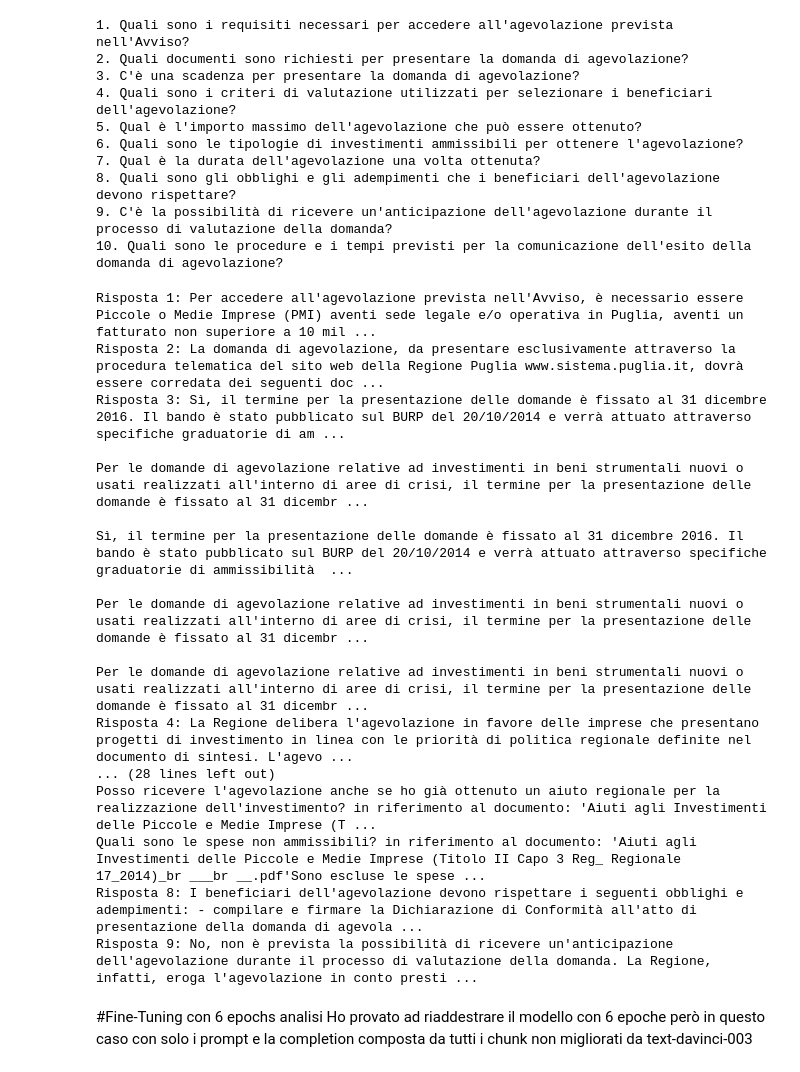
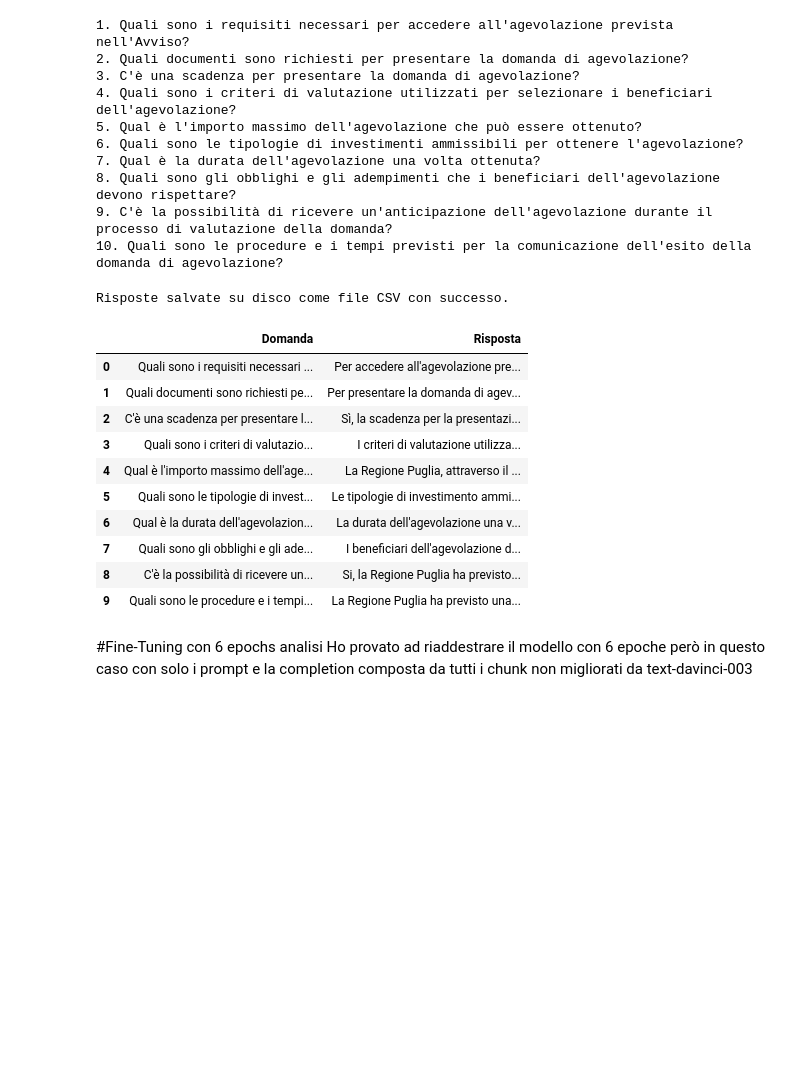
Before and after one commit to GiacomoSignorile/Davinci-002-Finetuning-Bandi-Puglia, a Jupyter notebook: Notebook/04_Fine_tuning_Evaluations.ipynb, the cells around one changed output. Drawn from its saved outputs; the diff is of its cells as text; code cells hidden in the pictures; blank space fills up the shorter version.

```diff
--- a/Notebook/04_Fine_tuning_Evaluations.ipynb
+++ b/Notebook/04_Fine_tuning_Evaluations.ipynb
@@ -183,6 +183,9 @@ print(response['choices'][0]['message']['content'].strip())
 9. C'è la possibilità di ricevere un'anticipazione dell'agevolazione durante il processo di valutazione della domanda?
 10. Quali sono le procedure e i tempi previsti per la comunicazione dell'esito della domanda di agevolazione?
 # %%
+import time
+import openai
+
 domande_generate = [
     "Quali sono i requisiti necessari per accedere all'agevolazione prevista nell'Avviso? in riferimento al documento: 'Aiuti agli Investimenti delle Piccole e Medie Imprese (Titolo II Capo 3 Reg_ Regionale 17_2014)_br ___br __.pdf'",
     "Quali documenti sono richiesti per presentare la domanda di agevolazione? in riferimento al documento: 'Aiuti agli Investimenti delle Piccole e Medie Imprese (Titolo II Capo 3 Reg_ Regionale 17_2014)_br ___br __.pdf'",
@@ -204,31 +207,33 @@ for domanda in domande_generate:
         max_tokens=1024,
         n=1,
         stop=None,
-        temperature=0.5
+        temperature=0.6
     )
     risposta = client['choices'][0]['text'].strip()
     risposte_generate.append(risposta)
+    time.sleep(5)
-# %%
-for idx, risposta in enumerate(risposte_generate, start=1):
-    print(f"Risposta {idx}: {risposta}")
-# %% [output]
-Risposta 1: Per accedere all'agevolazione prevista nell'Avviso, è necessario essere Piccole o Medie Imprese (PMI) aventi sede legale e/o operativa in Puglia, aventi un fatturato non superiore a 10 mil ...
-Risposta 2: La domanda di agevolazione, da presentare esclusivamente attraverso la procedura telematica del sito web della Regione Puglia www.sistema.puglia.it, dovrà essere corredata dei seguenti doc ...
-Risposta 3: Sì, il termine per la presentazione delle domande è fissato al 31 dicembre 2016. Il bando è stato pubblicato sul BURP del 20/10/2014 e verrà attuato attraverso specifiche graduatorie di am ...
-
-Per le domande di agevolazione relative ad investimenti in beni strumentali nuovi o usati realizzati all'interno di aree di crisi, il termine per la presentazione delle domande è fissato al 31 dicembr ...
-
-Sì, il termine per la presentazione delle domande è fissato al 31 dicembre 2016. Il bando è stato pubblicato sul BURP del 20/10/2014 e verrà attuato attraverso specifiche graduatorie di ammissibilità  ...
-
-Per le domande di agevolazione relative ad investimenti in beni strumentali nuovi o usati realizzati all'interno di aree di crisi, il termine per la presentazione delle domande è fissato al 31 dicembr ...
-
-Per le domande di agevolazione relative ad investimenti in beni strumentali nuovi o usati realizzati all'interno di aree di crisi, il termine per la presentazione delle domande è fissato al 31 dicembr ...
-Risposta 4: La Regione delibera l'agevolazione in favore delle imprese che presentano progetti di investimento in linea con le priorità di politica regionale definite nel documento di sintesi. L'agevo ...
-... (28 lines left out)
-Posso ricevere l'agevolazione anche se ho già ottenuto un aiuto regionale per la realizzazione dell'investimento? in riferimento al documento: 'Aiuti agli Investimenti delle Piccole e Medie Imprese (T ...
-Quali sono le spese non ammissibili? in riferimento al documento: 'Aiuti agli Investimenti delle Piccole e Medie Imprese (Titolo II Capo 3 Reg_ Regionale 17_2014)_br ___br __.pdf'Sono escluse le spese ...
-Risposta 8: I beneficiari dell'agevolazione devono rispettare i seguenti obblighi e adempimenti: - compilare e firmare la Dichiarazione di Conformità all'atto di presentazione della domanda di agevola ...
-Risposta 9: No, non è prevista la possibilità di ricevere un'anticipazione dell'agevolazione durante il processo di valutazione della domanda. La Regione, infatti, eroga l'agevolazione in conto presti ...
+# %%
+df = pd.DataFrame(list(zip(domande_generate, risposte_generate)), columns=['Domanda', 'Risposta'])
+
+df.to_csv("risposte_generate.csv", index=False, encoding="utf-8")
+
+print("Risposte salvate su disco come file CSV con successo.")
+# %% [output]
+Risposte salvate su disco come file CSV con successo.
+# %%
+df
+# %% [output]
+|  | Domanda | Risposta |
+| 0 | Quali sono i requisiti necessari ... | Per accedere all'agevolazione pre... |
+| 1 | Quali documenti sono richiesti pe... | Per presentare la domanda di agev... |
+| 2 | C'è una scadenza per presentare l... | Sì, la scadenza per la presentazi... |
+| 3 | Quali sono i criteri di valutazio... | I criteri di valutazione utilizza... |
+| 4 | Qual è l'importo massimo dell'age... | La Regione Puglia, attraverso il ... |
+| 5 | Quali sono le tipologie di invest... | Le tipologie di investimento ammi... |
+| 6 | Qual è la durata dell'agevolazion... | La durata dell'agevolazione una v... |
+| 7 | Quali sono gli obblighi e gli ade... | I beneficiari dell'agevolazione d... |
+| 8 | C'è la possibilità di ricevere un... | Si, la Regione Puglia ha previsto... |
+| 9 | Quali sono le procedure e i tempi... | La Regione Puglia ha previsto una... |
 # %% [markdown]
 #Fine-Tuning con 6 epochs analisi
 Ho provato ad riaddestrare il modello con 6 epoche però in questo caso con solo i prompt e la completion composta da tutti i chunk non migliorati da text-davinci-003
```
Also changed, not shown: parts of 9 cells of this notebook, 1 other file.
